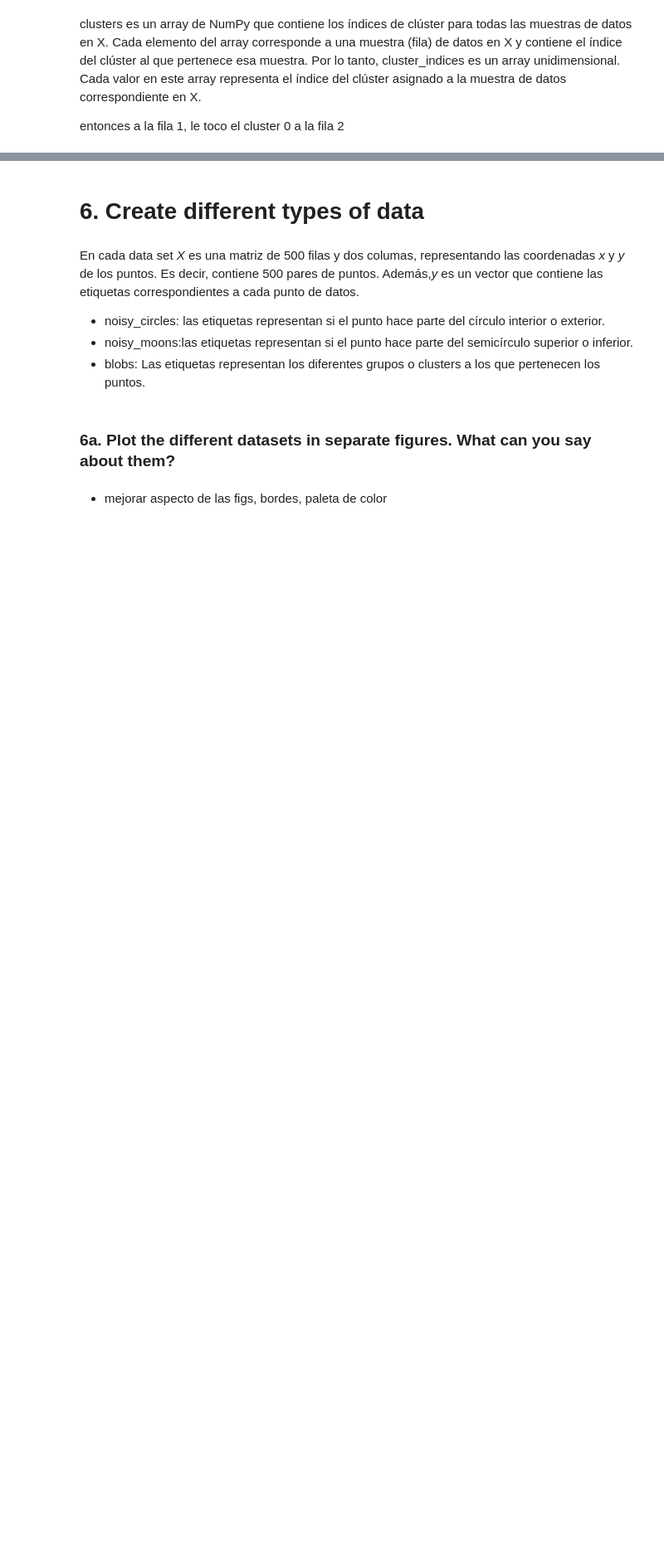
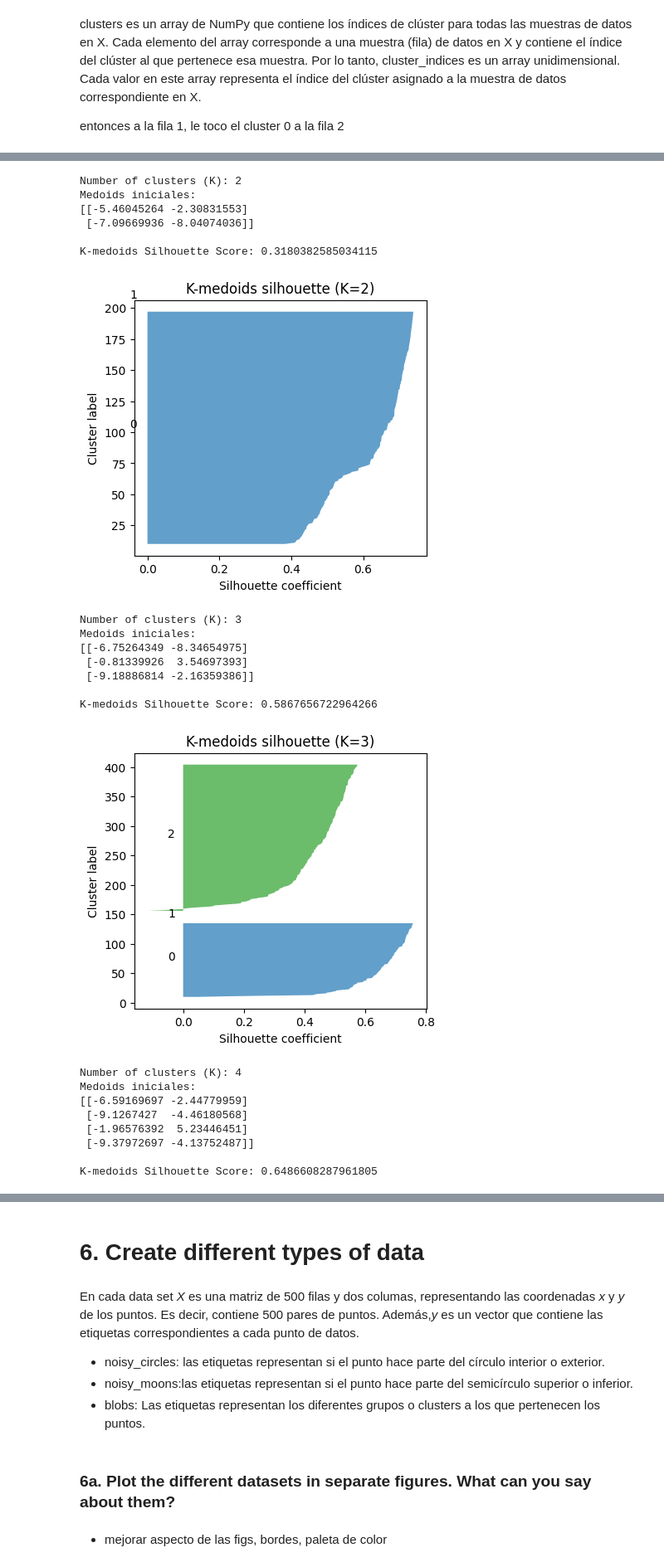
Before and after one commit to melissaortegaa/machine_learning_2, a Jupyter notebook: ML2/clustering.ipynb, the cells around one changed output, grey strips where cells are left out. Shown at 83% size. Cells and saved outputs as stored; diff of their text form; code cells hidden in the pictures; blank space fills up the shorter version.

```diff
--- a/ML2/clustering.ipynb
+++ b/ML2/clustering.ipynb
@@ -103,0 +228,58 @@ a la fila 2
+# %%
+from unsupervised.clusters.kmedoids import KMedoids
+
+# Iterar sobre valores de K de 1 a 5
+for K in range(2, 6):
+    print(f"Number of clusters (K): {K}")
+
+    # K-medoids
+    kmedoids = KMedoids()  # Aquí se crea una instancia de la clase KMedoids
+    kmedoids_clusters = kmedoids.fit(K, X)  # Llama al método fit de la instancia
+    kmedoids_silhouette = silhouette_score(X, kmedoids_clusters)
+    print("K-medoids Silhouette Score:", kmedoids_silhouette)
+
+    # Plot Silhouette plot for K-medoids
+    plt.figure(figsize=(10, 4))
+    plt.subplot(1, 2, 1)
+    plt.title(f"K-medoids silhouette (K={K})")
+    silhouette_scores = silhouette_samples(X, kmedoids_clusters)
+    y_lower = 10
+
+    for i in range(K):
+        ith_cluster_silhouette_values = silhouette_scores[kmedoids_clusters == i]
+        ith_cluster_silhouette_values.sort()
+        size_cluster_i = ith_cluster_silhouette_values.shape[0]
+        y_upper = y_lower + size_cluster_i
+        plt.fill_betweenx(np.arange(y_lower, y_upper),
+                          0, ith_cluster_silhouette_values,
+                          alpha=0.7)
+        plt.text(-0.05, y_lower + 0.5 * size_cluster_i, str(i))
+        y_lower = y_upper + 10
+
+    plt.xlabel("Silhouette coefficient")
+    plt.ylabel("Cluster label")
+    plt.show()
+# %% [output]
+Number of clusters (K): 2
+Medoids iniciales:
+[[-5.46045264 -2.30831553]
+ [-7.09669936 -8.04074036]]
+
+K-medoids Silhouette Score: 0.3180382585034115
+[figure, added]
+Number of clusters (K): 3
+Medoids iniciales:
+[[-6.75264349 -8.34654975]
+ [-0.81339926  3.54697393]
+ [-9.18886814 -2.16359386]]
+
+K-medoids Silhouette Score: 0.5867656722964266
+[figure, added]
+Number of clusters (K): 4
+Medoids iniciales:
+[[-6.59169697 -2.44779959]
+ [-9.1267427  -4.46180568]
+ [-1.96576392  5.23446451]
+ [-9.37972697 -4.13752487]]
+
+K-medoids Silhouette Score: 0.6486608287961805
```
Also changed, not shown: parts of 16 cells of this notebook, 3 other files.
